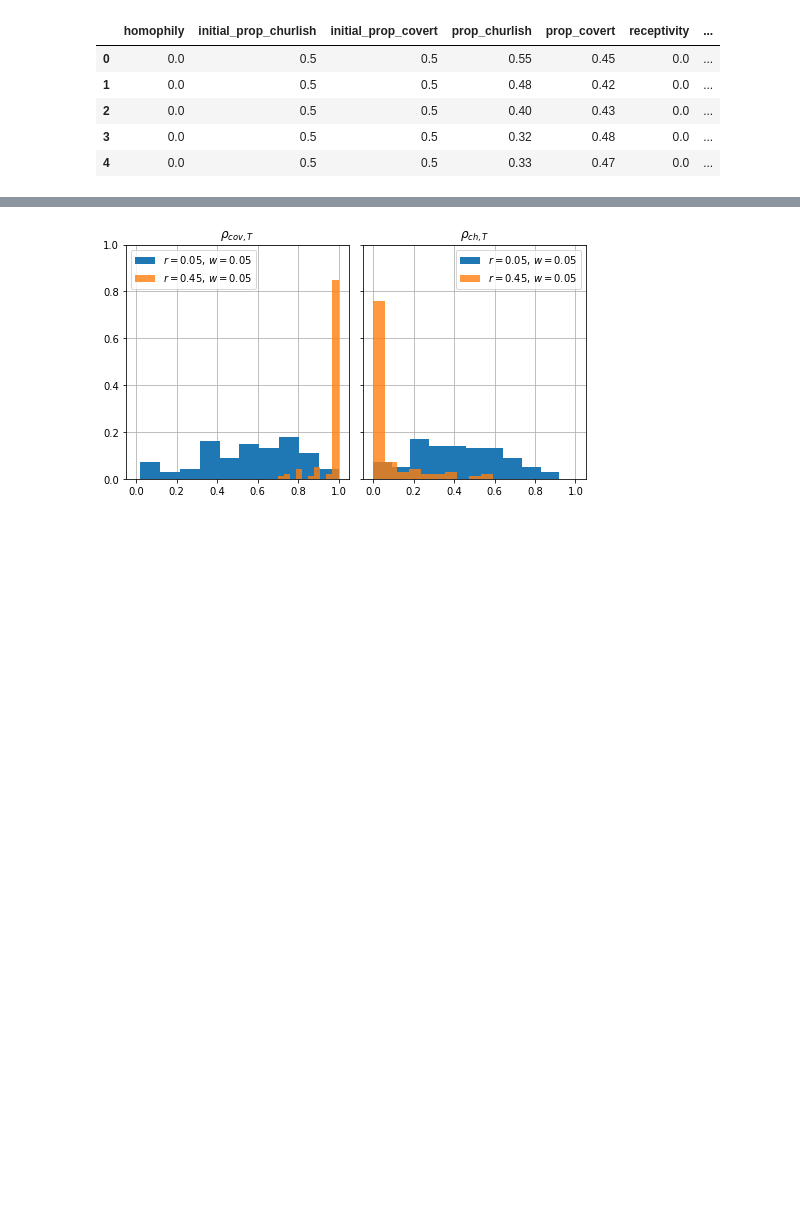
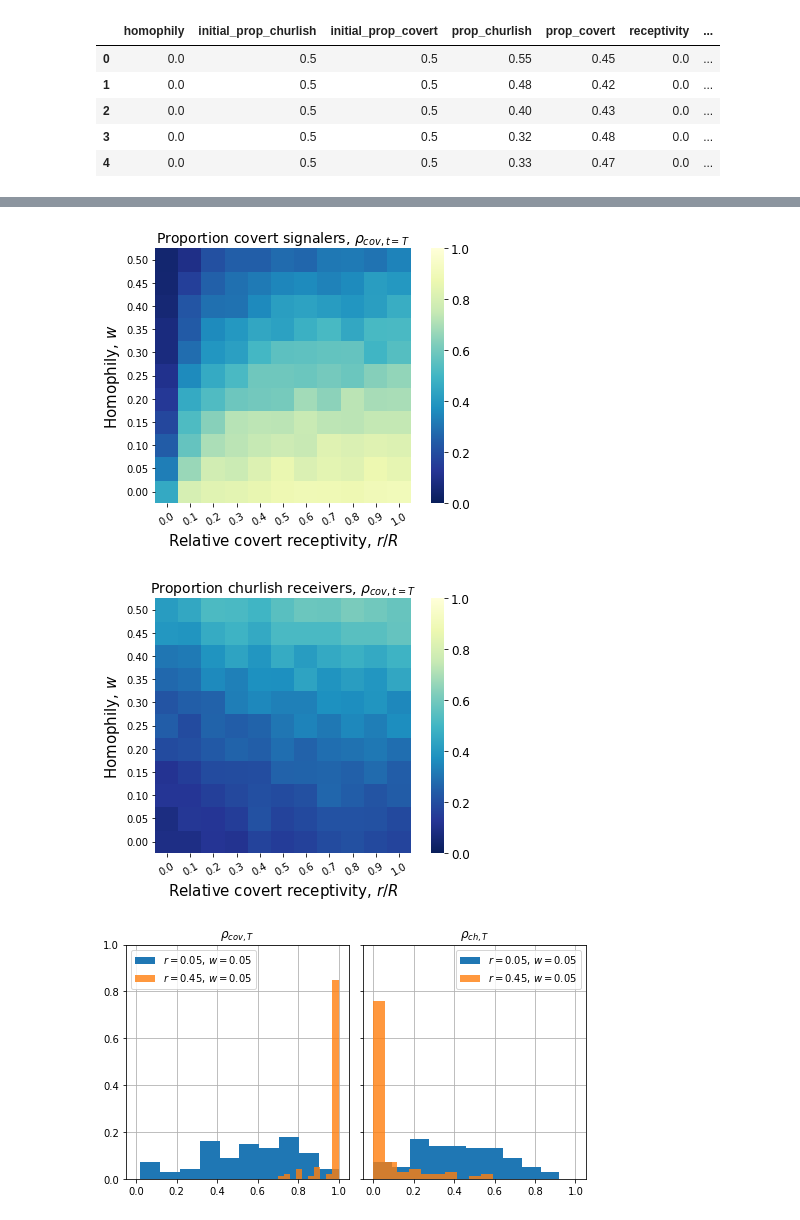
Before and after one commit to mt-digital/identity-signaling, a Jupyter notebook: Basic.ipynb, the cells around one changed output, grey strips where cells are left out. Saved outputs shown, nothing was run; the diff lists cells and outputs as text; code cells hidden in the pictures; blank space fills up the shorter version.

```diff
--- a/Basic.ipynb
+++ b/Basic.ipynb
@@ -26,3 +41,14 @@ receptivity.head()
+# %%
+heatmap(receptivity, experiment='receptivity')
+plt.title(r'Proportion covert signalers, $\rho_{cov,t=T}$', size=14)
+plt.savefig('reports/Figures/basic_receptivity_signaling.pdf')
+
+heatmap(receptivity, experiment='receptivity', strategy='receiving')
+plt.title(r'Proportion churlish receivers, $\rho_{cov,t=T}$', size=14)
+plt.savefig('reports/Figures/basic_receptivity_receiving.pdf')
+# %% [output]
+[figure, added]
+[figure, added]
 # %%
 dis_rec = 0.05
 homophily = 0.05
```
Also changed, not shown: parts of 3 cells of this notebook, 11 other files.
